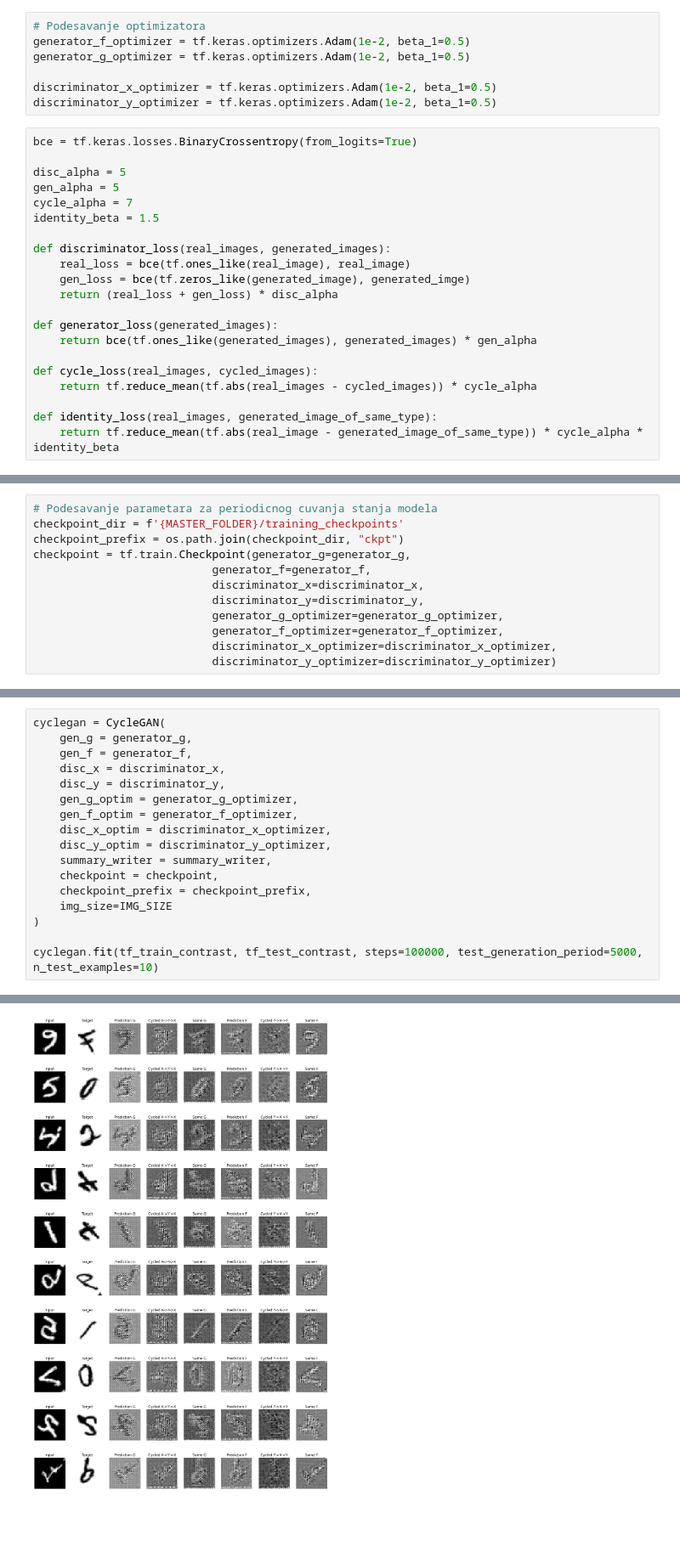
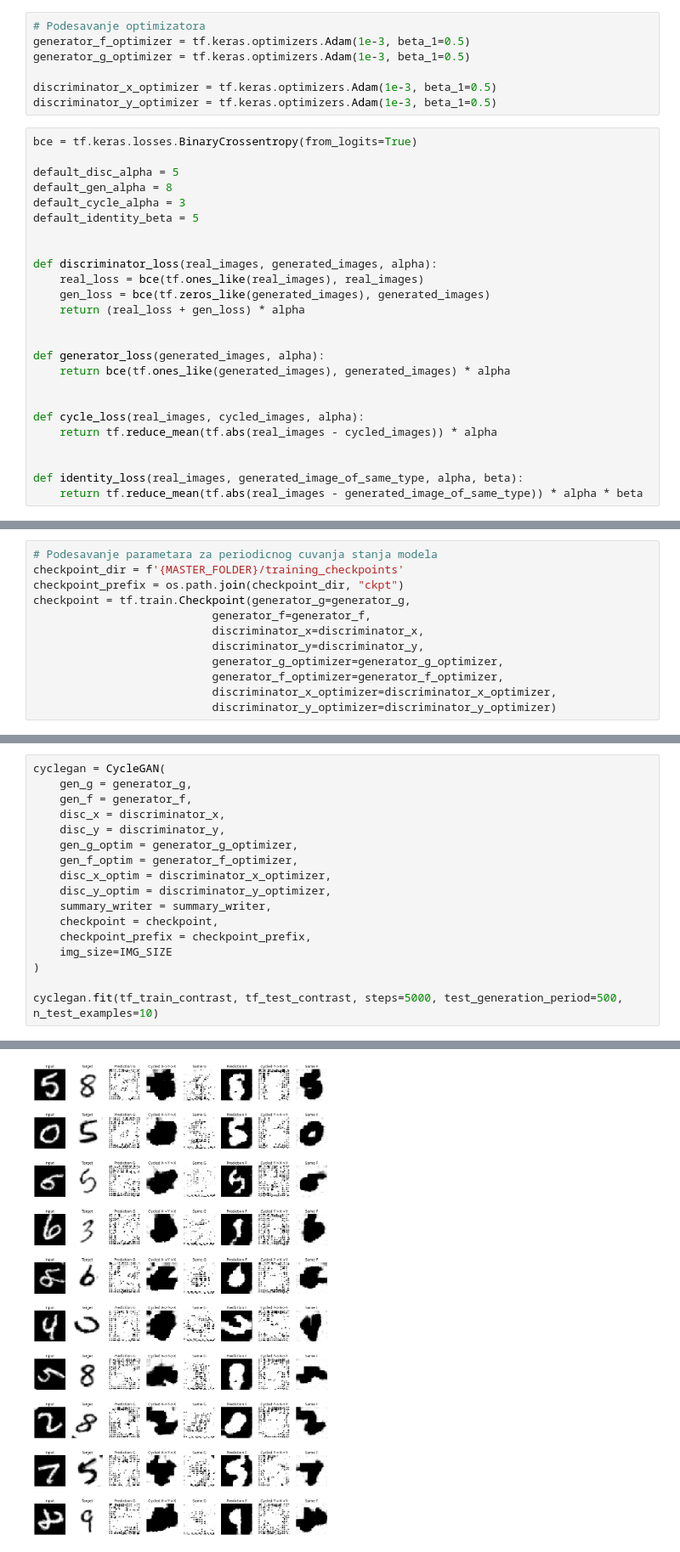
Before and after one commit to Robotmurlock/MATF-ML-pix2pix-CycleGAN, a Jupyter notebook: 05-CycleGAN-mnist.ipynb, the cells around one changed output, grey strips where cells are left out. Shown at 85% size. Cells and saved outputs as stored; diff of their text form; blank space fills up the shorter version.

Commit message:
Dorada CycleGAN-mnist

```diff
--- a/05-CycleGAN-mnist.ipynb
+++ b/05-CycleGAN-mnist.ipynb
@@ -102,31 +105,35 @@ keras.utils.plot_model(discriminator_x, show_shapes=True, dpi=64)
 # %%
 # Podesavanje optimizatora
-generator_f_optimizer = tf.keras.optimizers.Adam(1e-2, beta_1=0.5)
-generator_g_optimizer = tf.keras.optimizers.Adam(1e-2, beta_1=0.5)
+generator_f_optimizer = tf.keras.optimizers.Adam(1e-3, beta_1=0.5)
+generator_g_optimizer = tf.keras.optimizers.Adam(1e-3, beta_1=0.5)
 
-discriminator_x_optimizer = tf.keras.optimizers.Adam(1e-2, beta_1=0.5)
-discriminator_y_optimizer = tf.keras.optimizers.Adam(1e-2, beta_1=0.5)
+discriminator_x_optimizer = tf.keras.optimizers.Adam(1e-3, beta_1=0.5)
+discriminator_y_optimizer = tf.keras.optimizers.Adam(1e-3, beta_1=0.5)
 # %%
 bce = tf.keras.losses.BinaryCrossentropy(from_logits=True)
 
-disc_alpha = 5
-gen_alpha = 5
-cycle_alpha = 7
-identity_beta = 1.5
+default_disc_alpha = 5
+default_gen_alpha = 8
+default_cycle_alpha = 3
+default_identity_beta = 5
 
-def discriminator_loss(real_images, generated_images):
-    real_loss = bce(tf.ones_like(real_image), real_image)
-    gen_loss = bce(tf.zeros_like(generated_image), generated_imge)
-    return (real_loss + gen_loss) * disc_alpha
 
-def generator_loss(generated_images):
-    return bce(tf.ones_like(generated_images), generated_images) * gen_alpha
+def discriminator_loss(real_images, generated_images, alpha):
+    real_loss = bce(tf.ones_like(real_images), real_images)
+    gen_loss = bce(tf.zeros_like(generated_images), generated_images)
+    return (real_loss + gen_loss) * alpha
 
-def cycle_loss(real_images, cycled_images):
-    return tf.reduce_mean(tf.abs(real_images - cycled_images)) * cycle_alpha
 
-def identity_loss(real_images, generated_image_of_same_type):
-    return tf.reduce_mean(tf.abs(real_image - generated_image_of_same_type)) * cycle_alpha * identity_beta
+def generator_loss(generated_images, alpha):
+    return bce(tf.ones_like(generated_images), generated_images) * alpha
+
+
+def cycle_loss(real_images, cycled_images, alpha):
+    return tf.reduce_mean(tf.abs(real_images - cycled_images)) * alpha
+
+
+def identity_loss(real_images, generated_image_of_same_type, alpha, beta):
+    return tf.reduce_mean(tf.abs(real_images - generated_image_of_same_type)) * alpha * beta
 # %%
 # Podesavanje logovanja
 summary_writer = tf.summary.create_file_writer(f'{MASTER_FOLDER}/logs/fit/{datetime.now().strftime("%Y%m%d-%H%M%S")}')
@@ -329,5 +347,5 @@ cyclegan = CycleGAN(
     img_size=IMG_SIZE
 )
 
-cyclegan.fit(tf_train_contrast, tf_test_contrast, steps=100000, test_generation_period=5000, n_test_examples=10)
+cyclegan.fit(tf_train_contrast, tf_test_contrast, steps=5000, test_generation_period=500, n_test_examples=10)
 # %% [output]
@@ -335 +353 @@ Time taken for 100000 steps: 1992.34 sec
-[figure, old version]
+[figure, new version]
```
Also changed, not shown: parts of 8 cells of this notebook, 5 other files.
